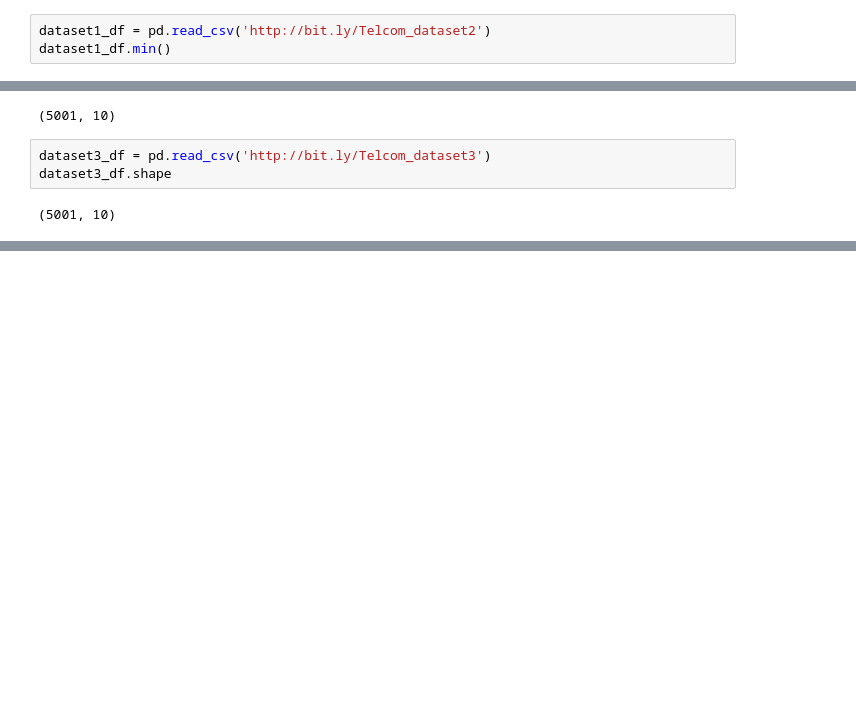
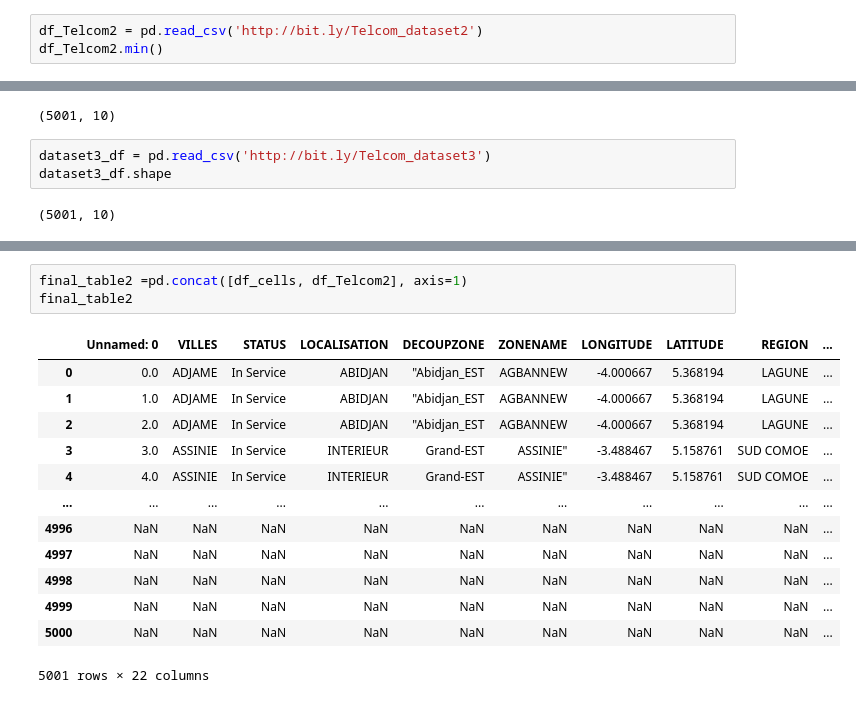
Before and after one commit to cheronoF/Data-Science, a Jupyter notebook: Moringa_Data_Science_Prep_W3_Independent_Project_Python_Notebook.ipynb, the cells around one changed output, grey strips where cells are left out. Drawn from its saved outputs; the diff is of its cells as text; blank space fills up the shorter version.

```diff
--- a/Moringa_Data_Science_Prep_W3_Independent_Project_Python_Notebook.ipynb
+++ b/Moringa_Data_Science_Prep_W3_Independent_Project_Python_Notebook.ipynb
@@ -352,8 +370,8 @@ COUNTRY_B                          19e2e
 CELL_ID                       ++ctND+jGD
 dtype: object
 # %%
-dataset1_df = pd.read_csv('http://bit.ly/Telcom_dataset2')
-dataset1_df.min()
+df_Telcom2 = pd.read_csv('http://bit.ly/Telcom_dataset2')
+df_Telcom2.min()
 # %% [output]
 PRODUCT                         Voice
 VALUE                               0
@@ -414,0 +506,17 @@ dataset3_df.shape
+# %%
+final_table2 =pd.concat([df_cells, df_Telcom2], axis=1)
+final_table2
+# %% [output]
+|  | Unnamed: 0 | VILLES | STATUS | LOCALISATION | DECOUPZONE | ZONENAME | LONGITUDE | LATITUDE | REGION | ... |
+| 0 | 0.0 | ADJAME | In Service | ABIDJAN | "Abidjan_EST | AGBANNEW | -4.000667 | 5.368194 | LAGUNE | ... |
+| 1 | 1.0 | ADJAME | In Service | ABIDJAN | "Abidjan_EST | AGBANNEW | -4.000667 | 5.368194 | LAGUNE | ... |
+| 2 | 2.0 | ADJAME | In Service | ABIDJAN | "Abidjan_EST | AGBANNEW | -4.000667 | 5.368194 | LAGUNE | ... |
+| 3 | 3.0 | ASSINIE | In Service | INTERIEUR | Grand-EST | ASSINIE" | -3.488467 | 5.158761 | SUD COMOE | ... |
+| 4 | 4.0 | ASSINIE | In Service | INTERIEUR | Grand-EST | ASSINIE" | -3.488467 | 5.158761 | SUD COMOE | ... |
+| ... | ... | ... | ... | ... | ... | ... | ... | ... | ... | ... |
+| 4996 | NaN | NaN | NaN | NaN | NaN | NaN | NaN | NaN | NaN | ... |
+| 4997 | NaN | NaN | NaN | NaN | NaN | NaN | NaN | NaN | NaN | ... |
+| 4998 | NaN | NaN | NaN | NaN | NaN | NaN | NaN | NaN | NaN | ... |
+| 4999 | NaN | NaN | NaN | NaN | NaN | NaN | NaN | NaN | NaN | ... |
+| 5000 | NaN | NaN | NaN | NaN | NaN | NaN | NaN | NaN | NaN | ... |
+5001 rows × 22 columns
```
Also changed, not shown: parts of 39 cells of this notebook.
